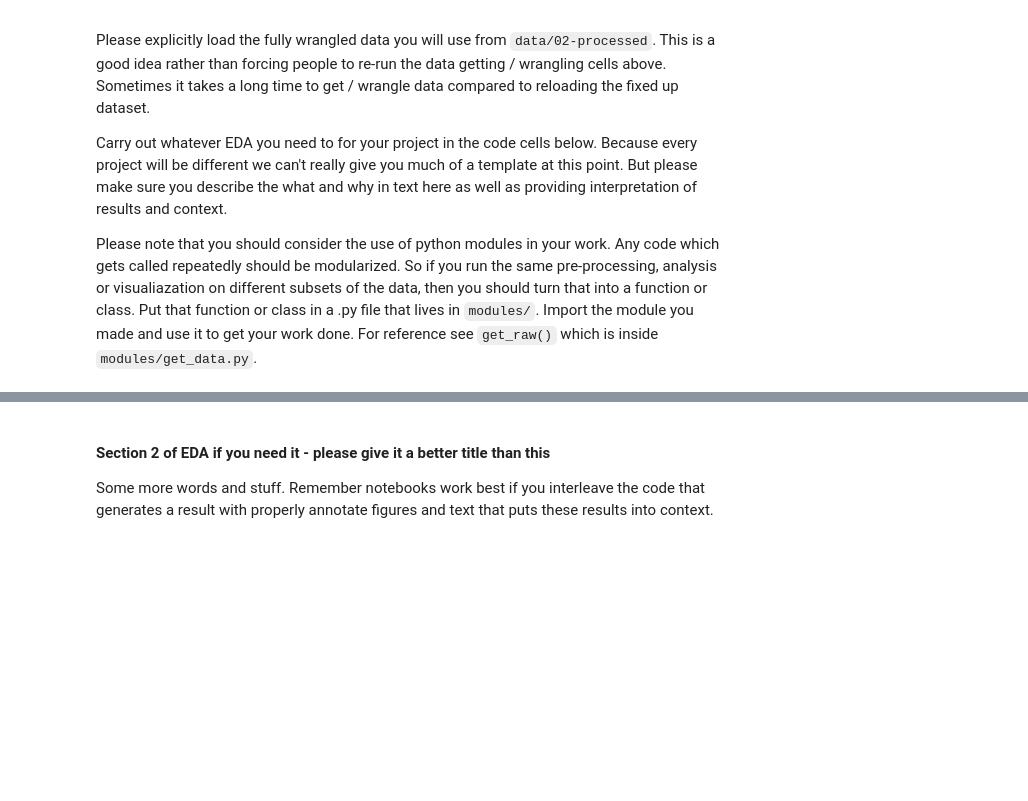
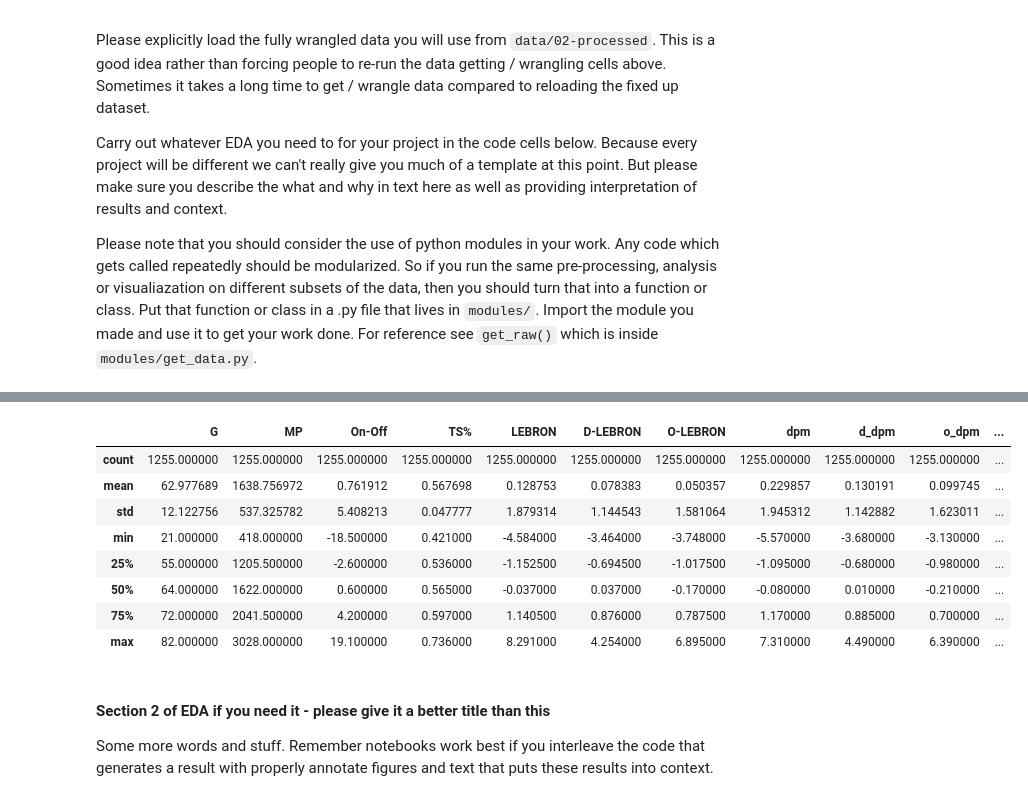
Before and after one commit to COGS108/Group135_WI26, a Jupyter notebook: 02-EDACheckpoint.ipynb, the cells around one changed output, grey strips where cells are left out. Saved outputs shown, nothing was run; the diff lists cells and outputs as text; code cells hidden in the pictures; blank space fills up the shorter version.

```diff
--- a/02-EDACheckpoint.ipynb
+++ b/02-EDACheckpoint.ipynb
@@ -760,3 +777,16 @@ Some more words and stuff.  Remember notebooks work best if you interleave the c
+# %%
+final_result=pd.read_csv("data/02-processed/final_data.csv")
+final_result.describe()
+# %% [output]
+|  | G | MP | On-Off | TS% | LEBRON | D-LEBRON | O-LEBRON | dpm | d_dpm | o_dpm | ... |
+| count | 1255.000000 | 1255.000000 | 1255.000000 | 1255.000000 | 1255.000000 | 1255.000000 | 1255.000000 | 1255.000000 | 1255.000000 | 1255.000000 | ... |
+| mean | 62.977689 | 1638.756972 | 0.761912 | 0.567698 | 0.128753 | 0.078383 | 0.050357 | 0.229857 | 0.130191 | 0.099745 | ... |
+| std | 12.122756 | 537.325782 | 5.408213 | 0.047777 | 1.879314 | 1.144543 | 1.581064 | 1.945312 | 1.142882 | 1.623011 | ... |
+| min | 21.000000 | 418.000000 | -18.500000 | 0.421000 | -4.584000 | -3.464000 | -3.748000 | -5.570000 | -3.680000 | -3.130000 | ... |
+| 25% | 55.000000 | 1205.500000 | -2.600000 | 0.536000 | -1.152500 | -0.694500 | -1.017500 | -1.095000 | -0.680000 | -0.980000 | ... |
+| 50% | 64.000000 | 1622.000000 | 0.600000 | 0.565000 | -0.037000 | 0.037000 | -0.170000 | -0.080000 | 0.010000 | -0.210000 | ... |
+| 75% | 72.000000 | 2041.500000 | 4.200000 | 0.597000 | 1.140500 | 0.876000 | 0.787500 | 1.170000 | 0.885000 | 0.700000 | ... |
+| max | 82.000000 | 3028.000000 | 19.100000 | 0.736000 | 8.291000 | 4.254000 | 6.895000 | 7.310000 | 4.490000 | 6.390000 | ... |
 # %% [markdown]
 #### Section 2 of EDA if you need it  - please give it a better title than this
 
```
Also changed, not shown: parts of 18 cells of this notebook.
